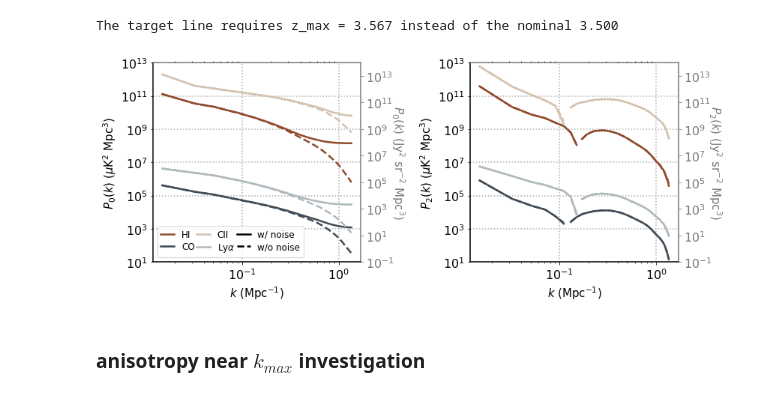
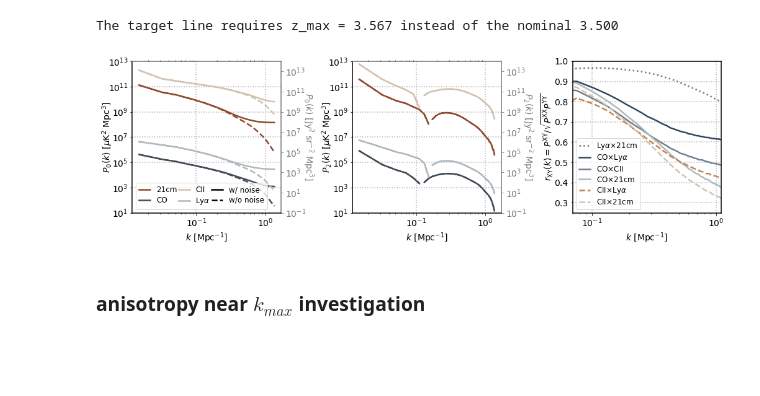
Before and after one commit to kokron/skyLine, a Jupyter notebook: notebooks/main_results_pop_and_stats.ipynb, the cells around one changed output. Drawn from its saved outputs; the diff is of its cells as text; code cells hidden in the pictures; blank space fills up the shorter version.

```diff
--- a/notebooks/main_results_pop_and_stats.ipynb
+++ b/notebooks/main_results_pop_and_stats.ipynb
@@ -711,7 +711,7 @@ def LC_params(line):
                       angular_supersample=1,
                       spectral_supersample=1,
                       cube_mode='inner_cube',
-                      do_remove_mean=False,
+                      do_remove_mean=True,
                       Nmu=20,
                       dk=0.02*u.Mpc**-1,
                       kmax=3*u.Mpc**-1,
@@ -1178,8 +1181,23 @@ kHI_noise, PkHI_0_noise, PkHI_2_noise = np.load('../../PkHI_noise_T.npy')
 kHI_noise = kHI_noise[:68]*(1/LC_CO.Mpch).to(1/u.Mpc)
 PkHI_0_noise = PkHI_0_noise[:68]*(u.uK**2*LC_CO.Mpch**3).to(u.uK**2*u.Mpc**3)
 PkHI_2_noise = PkHI_2_noise[:68]*(u.uK**2*LC_CO.Mpch**3).to(u.uK**2*u.Mpc**3)
+# %%
+kCOxCO, P0_COxCO, P2_COxCO=np.load('Pk_COxCO.npy')
+kCIIxCII, P0_CIIxCII, P2_CIIxCII=np.load('Pk_CIIxCII.npy')
+kLyaxLya, P0_LyaxLya, P2_LyaxLya=np.load('Pk_LyaxLya.npy')
+kHIxHI, P0_HIxHI, P2_HIxHI=np.load('Pk_HIxHI.npy')
+kCOxCII, P0_COxCII, P2_COxCII=np.load('Pk_COxCII.npy')
+kCOxLya, P0_COxLya, P2_COxLya=np.load('Pk_COxLya.npy')
+kCOxHI, P0_COxHI, P2_COxHI=np.load('Pk_COxHI.npy')
+kCIIxLya, P0_CIIxLya, P2_CIIxLya=np.load('Pk_CIIxLya.npy')
+kCIIxHI, P0_CIIxHI, P2_CIIxHI=np.load('Pk_CIIxHI.npy')
+kLyaxHI, P0_LyaxHI, P2_LyaxHI=np.load('Pk_LyaxHI.npy')
+# %%
+cmap_CO = matplotlib.colors.LinearSegmentedColormap.from_list("", ['#32465c', '#afb9bd'])
+colors=cmap_CO(np.linspace(0,1,3))
 # %%
 from matplotlib.lines import Line2D
+plt.rcParams['font.size'] = 14
 
 dark_blue='#424c57'
 dark_red='#8f4a2c'
@@ -1187,16 +1205,19 @@ light_blue='#afb9bd'
 light_red='#d4c2b0'
 grey='#787878'
 
-fig=plt.figure(figsize=(12,5))
-ax00=fig.add_subplot(121)
-ax01=fig.add_subplot(121, frame_on=False)
+fig=plt.figure(figsize=(17,4.5))
+gs = GridSpec(1, 3, figure=fig, wspace=0.48)
+
+#fig=plt.figure(figsize=(15,5))
+ax00=fig.add_subplot(gs[0,0])
+ax01=fig.add_subplot(gs[0,0], frame_on=False)
 
 ax00.loglog(kCO_noise, PkCO_0_noise, color=dark_blue)
 ax00.loglog(kCO_nonoise, PkCO_0_nonoise, '--', color=dark_blue)
 ax00.loglog(kHI_noise, PkHI_0_noise, color=dark_red)
 ax00.loglog(kHI_nonoise, PkHI_0_nonoise, '--', color=dark_red)
-ax00.set_xlabel("$k$ (Mpc$^{-1})$", fontsize = 15)
-ax00.set_ylabel("$P_0 (k)$ ($\mu$K$^2$ Mpc$^3$)", fontsize=15)
+ax00.set_xlabel("$k$ [Mpc$^{-1}$]")
+ax00.set_ylabel("$P_0 (k)$ [$\mu$K$^2$ Mpc$^3$]", labelpad=-9)
 ax00.set_ylim(1e1,1e13)
 
 ax01.xaxis.tick_top()
@@ -1205,7 +1226,7 @@ ax01.loglog(kLya_noise, PkLya_0_noise, color=light_blue)
 ax01.loglog(kLya_nonoise, PkLya_0_nonoise, '--', color=light_blue)
 ax01.loglog(kCII_noise, PkCII_0_noise, color=light_red)
 ax01.loglog(kCII_nonoise, PkCII_0_nonoise, '--', color=light_red)
-ax01.set_ylabel("$P_0 (k)$ (Jy$^2$ sr$^{-2}$ Mpc$^3$)",color=grey, fontsize=15, rotation=270, labelpad=15)
+ax01.set_ylabel("$P_0 (k)$ [Jy$^2$ sr$^{-2}$ Mpc$^3$]",color=grey, rotation=270, labelpad=14)
 ax01.set_ylim(1e-1, 1e14)
 
 ax01.yaxis.label.set_color(grey)
@@ -1225,11 +1246,11 @@ custom_lines = [Line2D([0], [0], color=dark_red, lw=2.5),
                 Line2D([0], [0], color=light_blue, lw=2.5),
                 Line2D([0], [0], color= 'black', lw=2.5),
                 Line2D([0], [0], linestyle='--',color= 'black', lw=2.5)]
-ax00.legend(custom_lines, ['HI', 'CO', 'CII',r'Ly$\alpha$', 'w/ noise', 'w/o noise'],
+ax00.legend(custom_lines, ['21cm', 'CO', 'CII',r'Ly$\alpha$', 'w/ noise', 'w/o noise'],
             ncol=3, fontsize=12, labelspacing=0.3, columnspacing=0.2, handlelength=1.5, loc='lower left')
 
-ax10=fig.add_subplot(122)
-ax11=fig.add_subplot(122, frame_on=False)
+ax10=fig.add_subplot(gs[0,1])
+ax11=fig.add_subplot(gs[0,1], frame_on=False)
 
 ax10.loglog(kCO_noise[PkCO_2_noise>=0], PkCO_2_noise[PkCO_2_noise>=0], color=dark_blue)
 ax10.loglog(kCO_noise[PkCO_2_noise<0], abs(PkCO_2_noise[PkCO_2_noise<0]), color=dark_blue)
@@ -1240,40 +1261,56 @@ ax10.loglog(kHI_noise[PkHI_2_noise<0], abs(PkHI_2_noise[PkHI_2_noise<0]), color=
 ax10.loglog(kHI_noise[PkHI_2_nonoise>=0], PkHI_2_nonoise[PkHI_2_nonoise>=0], '--', color=dark_red)
 ax10.loglog(kHI_noise[PkHI_2_nonoise<0], abs(PkHI_2_nonoise[PkHI_2_nonoise<0]), '--', color=dark_red)
 
-ax10.set_xlabel("$k$ (Mpc$^{-1})$", fontsize = 15)
-ax10.set_ylabel("$P_2 (k)$ ($\mu$K$^2$ Mpc$^3$)", fontsize=15)
+ax10.set_xlabel("$k$ [Mpc$^{-1}]$")
+ax10.set_ylabel("$P_2 (k)$ [$\mu$K$^2$ Mpc$^3$]", labelpad=-9)
 ax10.set_ylim(1e1,1e13)
 
 ax11.xaxis.tick_top()
 ax11.yaxis.tick_right()
 
 ax11.loglog(kLya_noise[PkLya_2_noise>=0], PkLya_2_noise[PkLya_2_noise>=0], color=light_blue)
 ax11.loglog(kLya_noise[PkLya_2_noise<0], abs(PkLya_2_noise[PkLya_2_noise<0]), color=light_blue)
 ax11.loglog(kLya_noise[PkLya_2_nonoise>=0], PkLya_2_nonoise[PkLya_2_nonoise>=0], '--', color=light_blue)
 ax11.loglog(kLya_noise[PkLya_2_nonoise<0], abs(PkLya_2_nonoise[PkLya_2_nonoise<0]), '--', color=light_blue)
 ax11.loglog(kCII_noise[PkCII_2_noise>=0], PkCII_2_noise[PkCII_2_noise>=0], color=light_red)
 ax11.loglog(kCII_noise[PkCII_2_noise<0], abs(PkCII_2_noise[PkCII_2_noise<0]), color=light_red)
 ax11.loglog(kCII_noise[PkCII_2_nonoise>=0], PkCII_2_nonoise[PkCII_2_nonoise>=0], '--', color=light_red)
 ax11.loglog(kCII_noise[PkCII_2_nonoise<0], abs(PkCII_2_nonoise[PkCII_2_nonoise<0]), '--', color=light_red)
 
-ax11.set_ylabel("$P_2 (k)$ (Jy$^2$ sr$^{-2}$ Mpc$^3$)",color=grey, fontsize=15, rotation=270, labelpad=15)
+ax11.set_ylabel("$P_2 (k)$ [Jy$^2$ sr$^{-2}$ Mpc$^3$]",color=grey, rotation=270, labelpad=14)
 ax11.set_ylim(1e-1, 1e14)
 
 ax11.yaxis.label.set_color(grey)
 ax11.yaxis.set_label_position('right')
 ax11.tick_params(axis='y', colors=grey)
 ax11.axes.get_xaxis().set_ticks([])
 ax11.tick_params(axis='x', colors=grey)
 ax11.spines['top'].set_edgecolor(grey)
 ax10.spines['right'].set_edgecolor(grey)
 ax10.spines['top'].set_edgecolor(grey)
-
 ax10.grid(linestyle='dotted', linewidth=1.5)
 
-plt.tight_layout()
-plt.savefig('../../Pk_fid.pdf', bbox_inches='tight', dpi=300)
+ax20=fig.add_subplot(gs[0,2])
+plt.plot(kLyaxHI, P0_LyaxHI/np.sqrt(P0_HIxHI*P0_LyaxLya), ':', label=r'Ly$\alpha$$\times$21cm', color=grey)
+ax20.plot(kCOxLya, P0_COxLya/np.sqrt(P0_COxCO*P0_LyaxLya), label=r'CO$\times$Ly$\alpha$', color=colors[0])
+ax20.plot(kCOxCII, P0_COxCII/np.sqrt(P0_COxCO*P0_CIIxCII), label=r'CO$\times$CII', color=colors[1])
+ax20.plot(kCOxHI, P0_COxHI/np.sqrt(P0_COxCO*P0_HIxHI), label=r'CO$\times$21cm', color=colors[2])
+ax20.plot(kCIIxLya, P0_CIIxLya/np.sqrt(P0_CIIxCII*P0_LyaxLya), '--', label=r'CII$\times$Ly$\alpha$', color="#c28453")
+ax20.plot(kCIIxHI, P0_CIIxHI/np.sqrt(P0_CIIxCII*P0_HIxHI), '--', label=r'CII$\times$21cm', color=light_red)
+ax20.legend(fontsize=12, labelspacing=0.3, columnspacing=0.2, handlelength=1.5)
+ax20.set_xlim(0.07, 1.1)
+ax20.set_ylim(0.25, 1)
+ax20.set_xlabel("$k$ [Mpc$^{-1}]$")
+ax20.set_ylabel(r'$r_{\rm XY}(k) = P^{\rm XY}/\sqrt{P^{\rm XX}P^{\rm YY}}$', labelpad=-1)
+ax20.set_xscale('log')
+ax20.grid(linestyle='dotted', linewidth=1.5)
+
+
+#plt.tight_layout()
+plt.savefig('../../Pk_fid2.pdf', bbox_inches='tight', dpi=300)
+plt.savefig('../../Pk_fid2.png', bbox_inches='tight', dpi=300)
 # %% [output]
-[figure, old version]
+[figure, new version]
 # %% [markdown]
 ### anisotropy near $k_{max}$ investigation
 # %%
```
Also changed, not shown: parts of 15 cells of this notebook, 3 other files.
